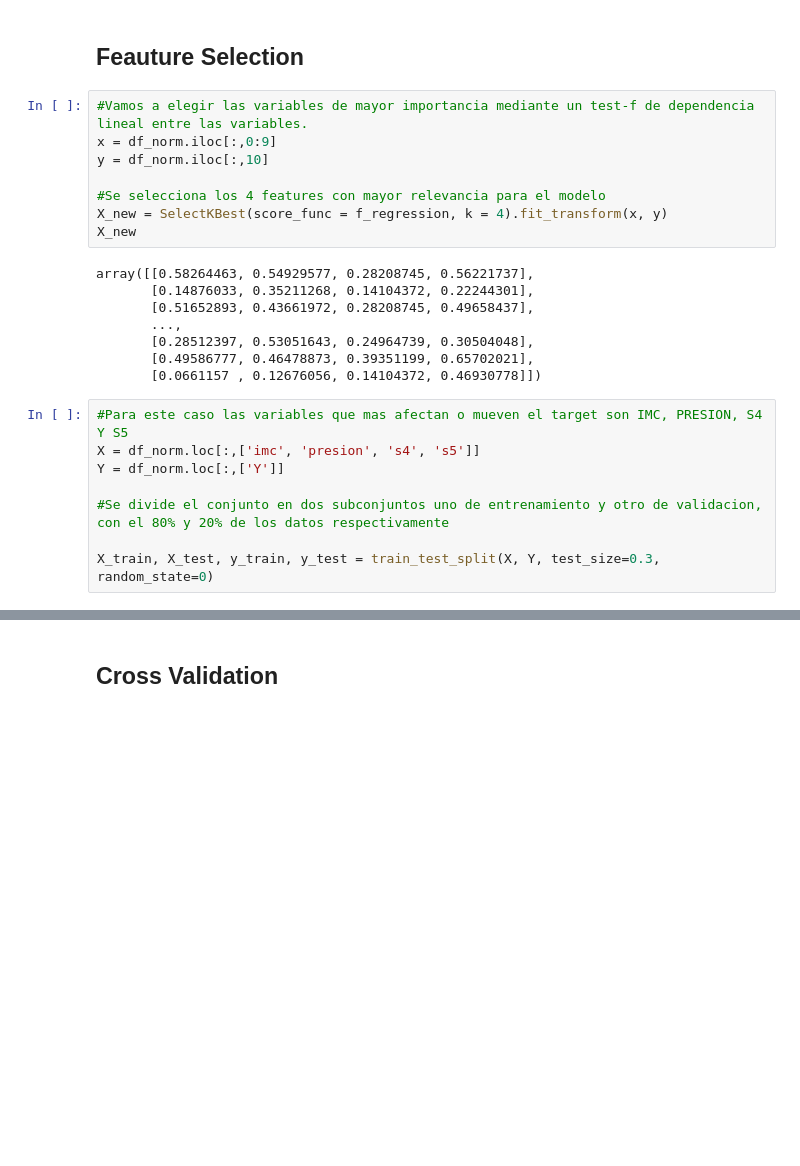
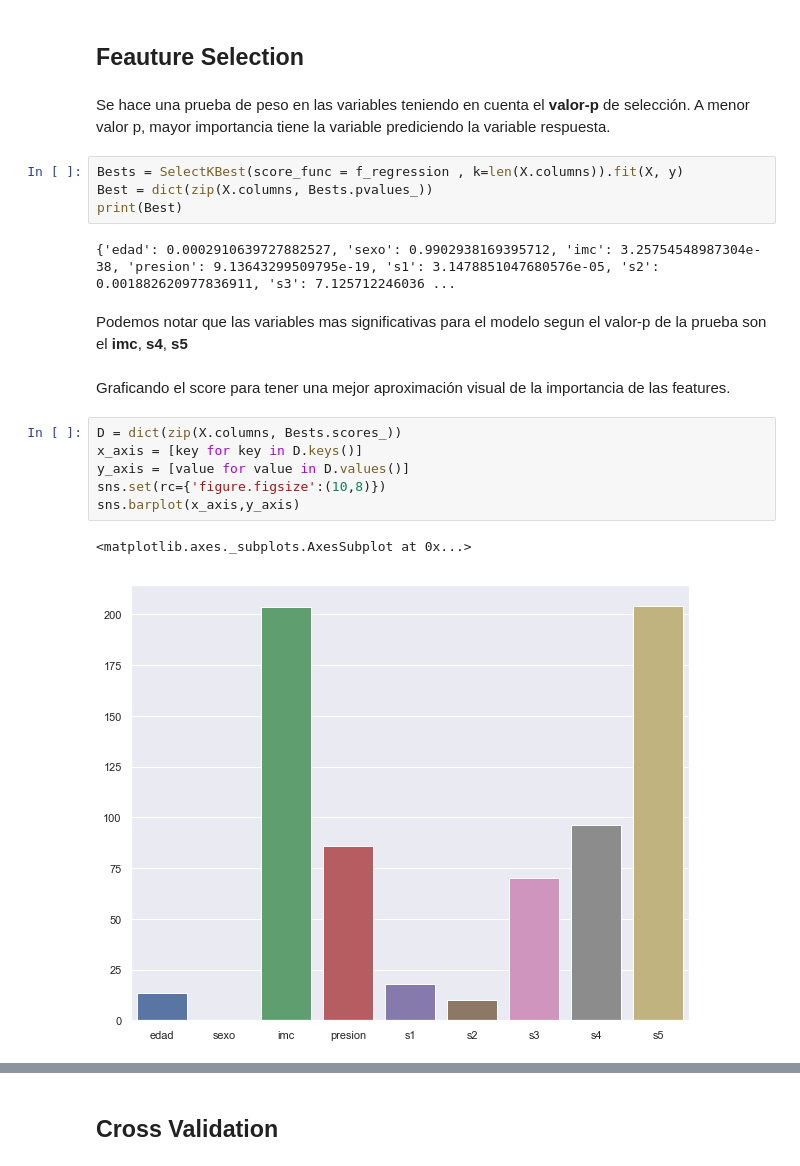
Before and after one commit to ANN-2019-2/evaluacion-arracinim, a Jupyter notebook: 02-diabetes.ipynb, the cells around one changed output, grey strips where cells are left out. Drawn from its saved outputs; the diff is of its cells as text; blank space fills up the shorter version.

```diff
--- a/02-diabetes.ipynb
+++ b/02-diabetes.ipynb
@@ -112,26 +113,23 @@ Al escalar los datos podemos notar algunos outlayers sobretodo en las muentras d
 # %% [markdown]
 ## Feauture Selection
-# %%
-#Vamos a elegir las variables de mayor importancia mediante un test-f de dependencia lineal entre las variables.
-x = df_norm.iloc[:,0:9]
-y = df_norm.iloc[:,10]
-
-#Se selecciona los 4 features con mayor relevancia para el modelo
-X_new = SelectKBest(score_func = f_regression, k = 4).fit_transform(x, y)
-X_new
-# %% [output]
-array([[0.58264463, 0.54929577, 0.28208745, 0.56221737],
-       [0.14876033, 0.35211268, 0.14104372, 0.22244301],
-       [0.51652893, 0.43661972, 0.28208745, 0.49658437],
-       ...,
-       [0.28512397, 0.53051643, 0.24964739, 0.30504048],
-       [0.49586777, 0.46478873, 0.39351199, 0.65702021],
-       [0.0661157 , 0.12676056, 0.14104372, 0.46930778]])
-# %%
-#Para este caso las variables que mas afectan o mueven el target son IMC, PRESION, S4 Y S5
-X = df_norm.loc[:,['imc', 'presion', 's4', 's5']]
-Y = df_norm.loc[:,['Y']]
-
-#Se divide el conjunto en dos subconjuntos uno de entrenamiento y otro de validacion, con el 80% y 20% de los datos respectivamente
-
-X_train, X_test, y_train, y_test = train_test_split(X, Y, test_size=0.3, random_state=0)
+# %% [markdown]
+Se hace una prueba de peso en las variables teniendo en cuenta el **valor-p** de selección. A menor valor p, mayor importancia tiene la variable prediciendo la variable respuesta.
+# %%
+Bests = SelectKBest(score_func = f_regression , k=len(X.columns)).fit(X, y)
+Best = dict(zip(X.columns, Bests.pvalues_))
+print(Best)
+# %% [output]
+{'edad': 0.0002910639727882527, 'sexo': 0.9902938169395712, 'imc': 3.25754548987304e-38, 'presion': 9.13643299509795e-19, 's1': 3.1478851047680576e-05, 's2': 0.001882620977836911, 's3': 7.125712246036 ...
+# %% [markdown]
+Podemos notar que las variables mas significativas para el modelo segun el valor-p de la prueba son el **imc**, **s4**, **s5**
+# %% [markdown]
+Graficando el score para tener una mejor aproximación visual de la importancia de las features.
+# %%
+D = dict(zip(X.columns, Bests.scores_))
+x_axis = [key for key in D.keys()]
+y_axis = [value for value in D.values()]
+sns.set(rc={'figure.figsize':(10,8)})
+sns.barplot(x_axis,y_axis)
+# %% [output]
+<matplotlib.axes._subplots.AxesSubplot at 0x...>
+[figure, added]
```
Also changed, not shown: parts of 31 cells of this notebook, 1 other file.
